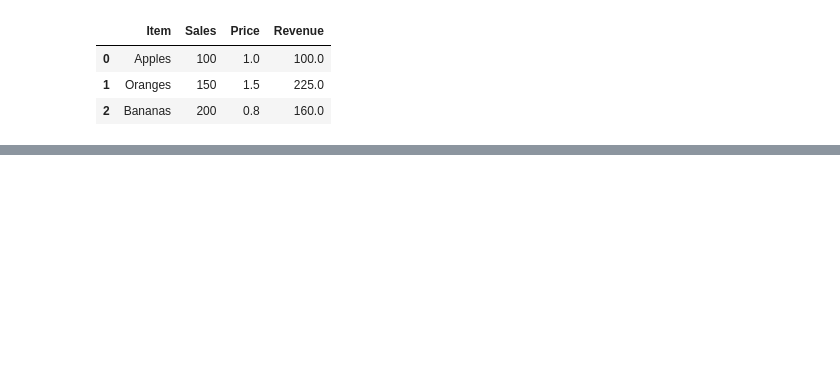
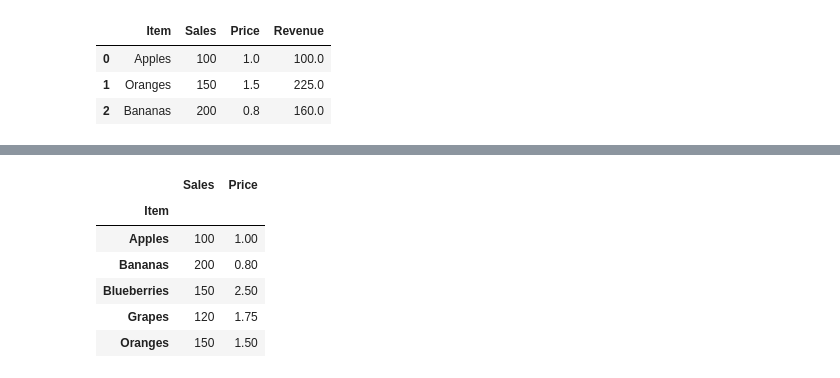
Before and after one commit to ShaonBhattaShuvo/Artificial_Intelligence_with_Python, a Jupyter notebook: Numpy_and_Pandas/Pandas.ipynb, the cells around one changed output, grey strips where cells are left out. Saved outputs shown, nothing was run; the diff lists cells and outputs as text; code cells hidden in the pictures; blank space fills up the shorter version.

```diff
--- a/Numpy_and_Pandas/Pandas.ipynb
+++ b/Numpy_and_Pandas/Pandas.ipynb
@@ -183,0 +194,6 @@ df.head(3)
+# %%
+# Check for duplicate rows
+print(df.duplicated())
+
+# Drop duplicate rows
+df.drop_duplicates(inplace=True)
@@ -183,0 +222,12 @@ df.head(3)
+# %%
+#More complex
+complex_group = df.groupby('Item').agg({'Sales':'sum', 'Price':'mean'})
+complex_group.head()
+# %% [output]
+|  | Sales | Price |
+| Item |  |  |
+| Apples | 100 | 1.00 |
+| Bananas | 200 | 0.80 |
+| Blueberries | 150 | 2.50 |
+| Grapes | 120 | 1.75 |
+| Oranges | 150 | 1.50 |
```
Also changed, not shown: parts of 9 cells of this notebook, 3 other files.
